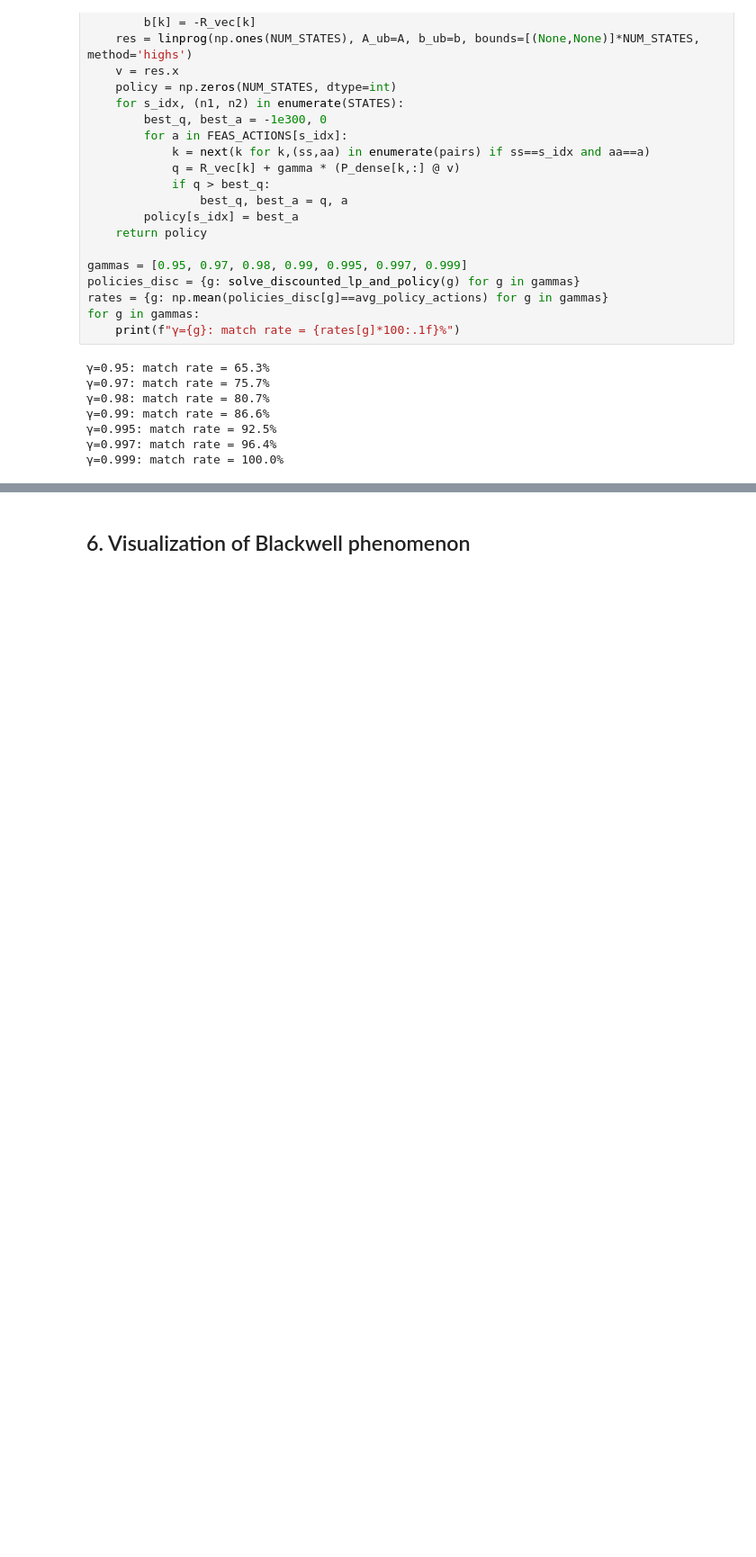
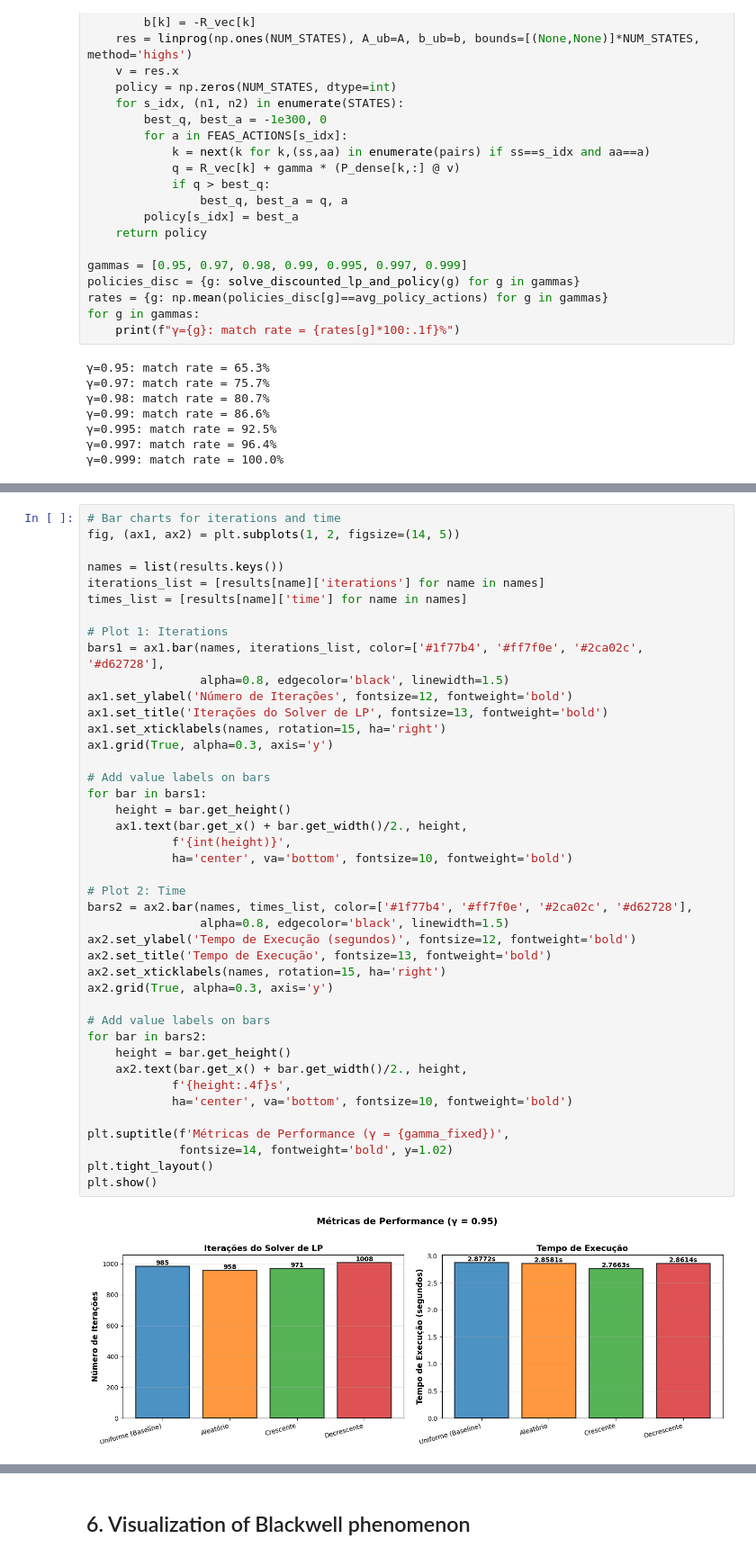
Before and after one commit to novae1/rl_gym, a Jupyter notebook: MDPs/blackwell_jack_rental.ipynb, the cells around one changed output, grey strips where cells are left out. Shown at 90% size. Saved outputs shown, nothing was run; the diff lists cells and outputs as text; blank space fills up the shorter version.

```diff
--- a/MDPs/blackwell_jack_rental.ipynb
+++ b/MDPs/blackwell_jack_rental.ipynb
@@ -216,0 +341,44 @@ for g in gammas:
+# %%
+# Bar charts for iterations and time
+fig, (ax1, ax2) = plt.subplots(1, 2, figsize=(14, 5))
+
+names = list(results.keys())
+iterations_list = [results[name]['iterations'] for name in names]
+times_list = [results[name]['time'] for name in names]
+
+# Plot 1: Iterations
+bars1 = ax1.bar(names, iterations_list, color=['#1f77b4', '#ff7f0e', '#2ca02c', '#d62728'],
+                alpha=0.8, edgecolor='black', linewidth=1.5)
+ax1.set_ylabel('Número de Iterações', fontsize=12, fontweight='bold')
+ax1.set_title('Iterações do Solver de LP', fontsize=13, fontweight='bold')
+ax1.set_xticklabels(names, rotation=15, ha='right')
+ax1.grid(True, alpha=0.3, axis='y')
+
+# Add value labels on bars
+for bar in bars1:
+    height = bar.get_height()
+    ax1.text(bar.get_x() + bar.get_width()/2., height,
+            f'{int(height)}',
+            ha='center', va='bottom', fontsize=10, fontweight='bold')
+
+# Plot 2: Time
+bars2 = ax2.bar(names, times_list, color=['#1f77b4', '#ff7f0e', '#2ca02c', '#d62728'],
+                alpha=0.8, edgecolor='black', linewidth=1.5)
+ax2.set_ylabel('Tempo de Execução (segundos)', fontsize=12, fontweight='bold')
+ax2.set_title('Tempo de Execução', fontsize=13, fontweight='bold')
+ax2.set_xticklabels(names, rotation=15, ha='right')
+ax2.grid(True, alpha=0.3, axis='y')
+
+# Add value labels on bars
+for bar in bars2:
+    height = bar.get_height()
+    ax2.text(bar.get_x() + bar.get_width()/2., height,
+            f'{height:.4f}s',
+            ha='center', va='bottom', fontsize=10, fontweight='bold')
+
+plt.suptitle(f'Métricas de Performance (γ = {gamma_fixed})',
+             fontsize=14, fontweight='bold', y=1.02)
+plt.tight_layout()
+plt.show()
+# %% [output]
+[figure, added]
```
Also changed, not shown: parts of 5 cells of this notebook, 1 other file.
